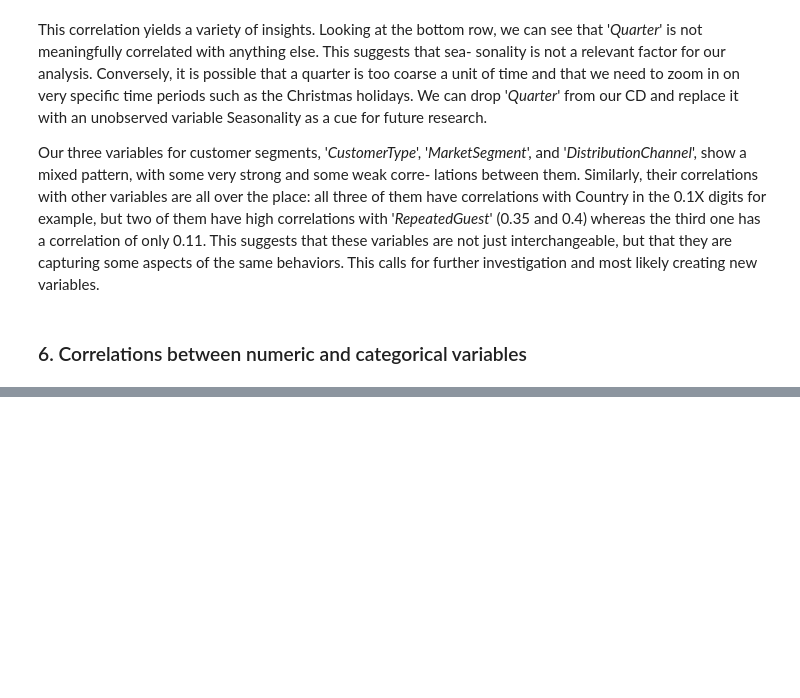
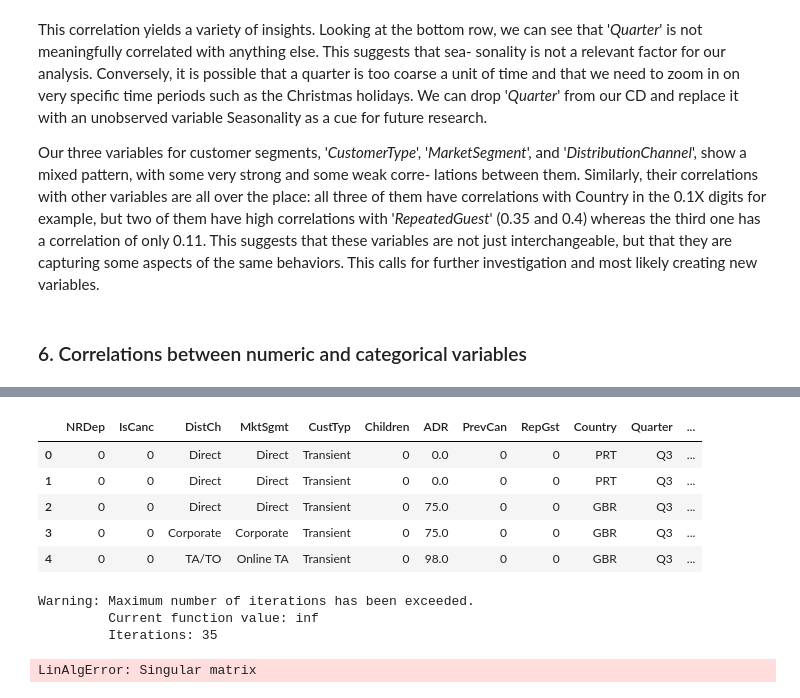
Before and after one commit to jimmy8645/Behavioral_Data_Analysis, a Jupyter notebook: Business problem/hotel_booking.ipynb, the cells around one changed output, grey strips where cells are left out. Drawn from its saved outputs; the diff is of its cells as text; code cells hidden in the pictures; blank space fills up the shorter version.

Commit message:
model cannot converge

```diff
--- a/Business problem/hotel_booking.ipynb
+++ b/Business problem/hotel_booking.ipynb
@@ -203,0 +216,7 @@ Our three variables for customer segments, '_CustomerType_', '_MarketSegment_',
+# %%
+### Regression analysis
+
+# Single explanatory variable
+df['IsCanc'] = df.IsCanc.astype('int')
+# Converting back to binary for logistic regression
+smf.logit('IsCanc ~ NRDep', data = df).fit().summary()
@@ -203,0 +238,19 @@ Our three variables for customer segments, '_CustomerType_', '_MarketSegment_',
+# %%
+df.head()
+# %% [output]
+|  | NRDep | IsCanc | DistCh | MktSgmt | CustTyp | Children | ADR | PrevCan | RepGst | Country | Quarter | ... |
+| 0 | 0 | 0 | Direct | Direct | Transient | 0 | 0.0 | 0 | 0 | PRT | Q3 | ... |
+| 1 | 0 | 0 | Direct | Direct | Transient | 0 | 0.0 | 0 | 0 | PRT | Q3 | ... |
+| 2 | 0 | 0 | Direct | Direct | Transient | 0 | 75.0 | 0 | 0 | GBR | Q3 | ... |
+| 3 | 0 | 0 | Corporate | Corporate | Transient | 0 | 75.0 | 0 | 0 | GBR | Q3 | ... |
+| 4 | 0 | 0 | TA/TO | Online TA | Transient | 0 | 98.0 | 0 | 0 | GBR | Q3 | ... |
+# %%
+# Complete model
+formula = 'IsCanc ~ NRDep + DistCh + MktSgmt + CustTyp + Children + ADR + PrevCan + RepGst + Country + Quarter + Year'
+
+smf.logit(formula, data = df).fit(max_iter =100).summary()
+# %% [output]
+Warning: Maximum number of iterations has been exceeded.
+         Current function value: inf
+         Iterations: 35
+LinAlgError: Singular matrix
```
Also changed, not shown: parts of 3 cells of this notebook.
